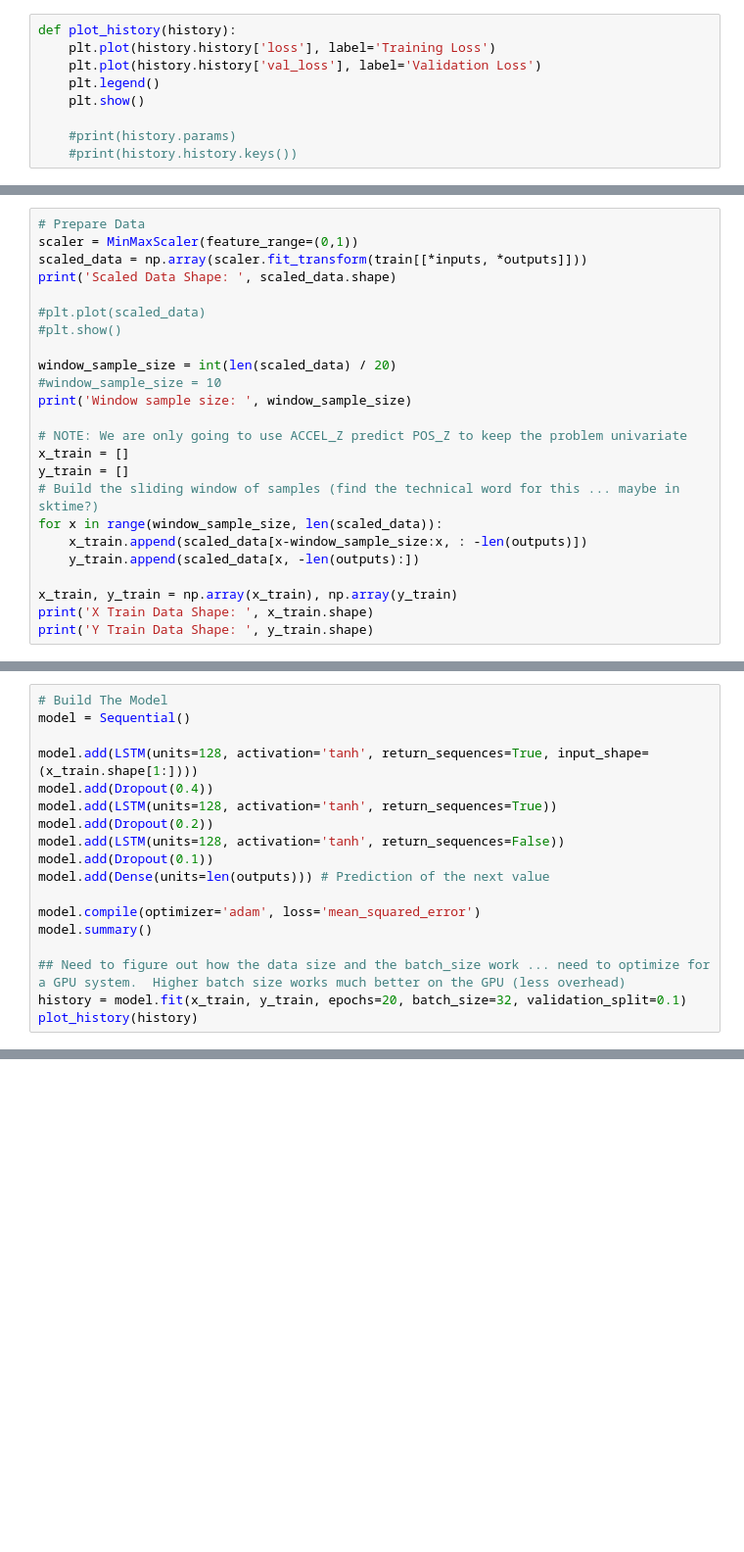
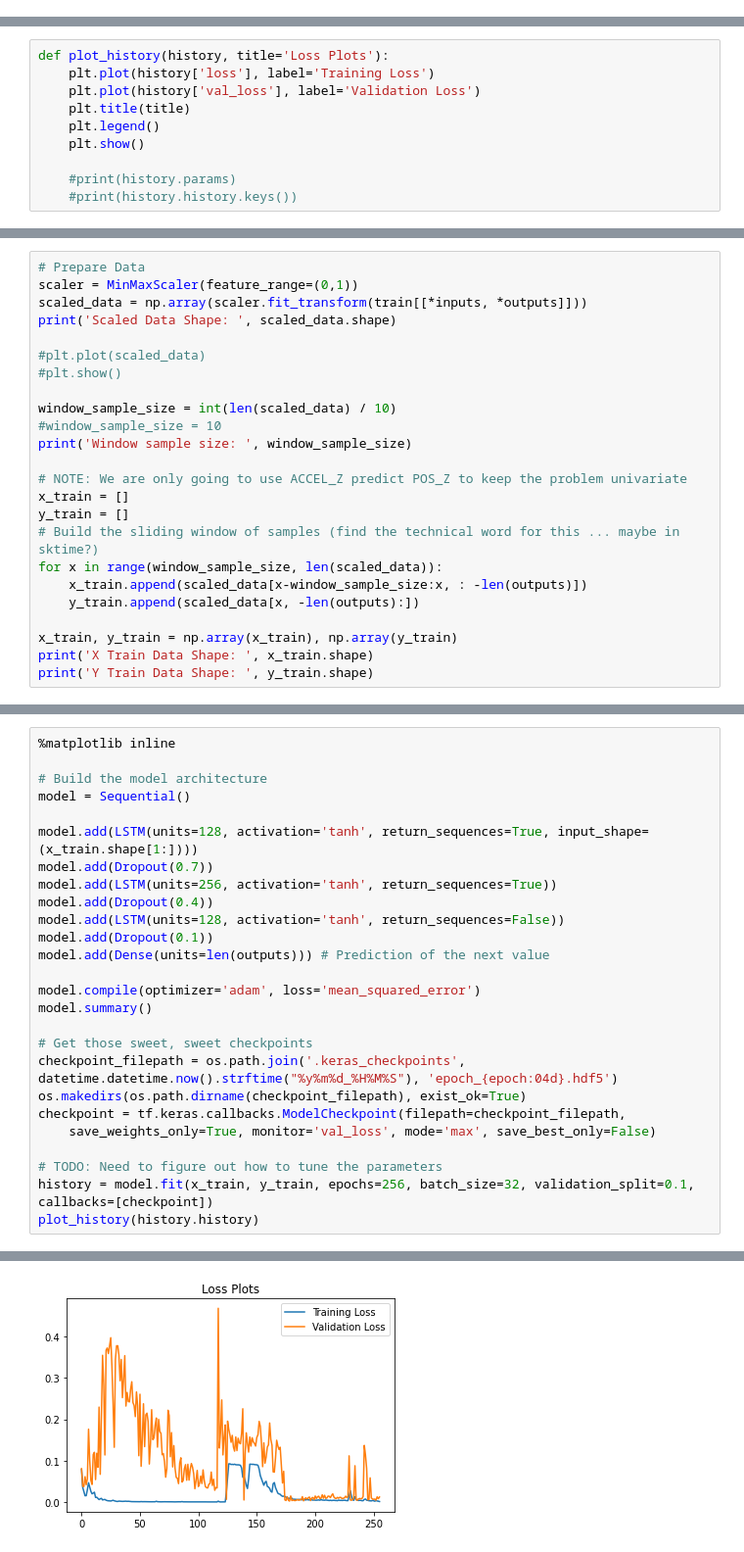
Before and after one commit to jeliser/sandbox, a Jupyter notebook: jupyter/deep_learning/uav_altitude/timeseries_deep_learning.ipynb, the cells around one changed output, grey strips where cells are left out. Shown at 98% size. Saved outputs shown, nothing was run; the diff lists cells and outputs as text; blank space fills up the shorter version.

Commit message:
Added support for logging all the epochs and attempting to find the best one ... doesn't work exactly like I wanted, but we're getting there.

```diff
--- a/jupyter/deep_learning/uav_altitude/timeseries_deep_learning.ipynb
+++ b/jupyter/deep_learning/uav_altitude/timeseries_deep_learning.ipynb
@@ -49,9 +42,0 @@ def plot_correlation(df):
-# %%
-def plot_history(history):
-    plt.plot(history.history['loss'], label='Training Loss')
-    plt.plot(history.history['val_loss'], label='Validation Loss')
-    plt.legend()
-    plt.show()
-
-    #print(history.params)
-    #print(history.history.keys())
@@ -58,3 +52,13 @@ def plot_history(history):
+# %%
+def plot_history(history, title='Loss Plots'):
+    plt.plot(history['loss'], label='Training Loss')
+    plt.plot(history['val_loss'], label='Validation Loss')
+    plt.title(title)
+    plt.legend()
+    plt.show()
+
+    #print(history.params)
+    #print(history.history.keys())
 # %%
 # Load Data
 uav = pd.read_csv('uav_flight_data.csv')
@@ -174,7 +168,7 @@ print('Scaled Data Shape: ', scaled_data.shape)
 #plt.plot(scaled_data)
 #plt.show()
 
-window_sample_size = int(len(scaled_data) / 20)
+window_sample_size = int(len(scaled_data) / 10)
 #window_sample_size = 10
 print('Window sample size: ', window_sample_size)
 
@@ -197,11 +191,13 @@ Y Train Data Shape:  (1375, 3)
 # %%
-# Build The Model
+%matplotlib inline
+
+# Build the model architecture
 model = Sequential()
 
 model.add(LSTM(units=128, activation='tanh', return_sequences=True, input_shape=(x_train.shape[1:])))
+model.add(Dropout(0.7))
+model.add(LSTM(units=256, activation='tanh', return_sequences=True))
 model.add(Dropout(0.4))
-model.add(LSTM(units=128, activation='tanh', return_sequences=True))
-model.add(Dropout(0.2))
 model.add(LSTM(units=128, activation='tanh', return_sequences=False))
 model.add(Dropout(0.1))
 model.add(Dense(units=len(outputs))) # Prediction of the next value
@@ -209,7 +205,13 @@ model.add(Dense(units=len(outputs))) # Prediction of the next value
 model.compile(optimizer='adam', loss='mean_squared_error')
 model.summary()
 
-## Need to figure out how the data size and the batch_size work ... need to optimize for a GPU system.  Higher batch size works much better on the GPU (less overhead)
-history = model.fit(x_train, y_train, epochs=20, batch_size=32, validation_split=0.1)
-plot_history(history)
+# Get those sweet, sweet checkpoints
+checkpoint_filepath = os.path.join('.keras_checkpoints', datetime.datetime.now().strftime("%y%m%d_%H%M%S"), 'epoch_{epoch:04d}.hdf5')
+os.makedirs(os.path.dirname(checkpoint_filepath), exist_ok=True)
+checkpoint = tf.keras.callbacks.ModelCheckpoint(filepath=checkpoint_filepath,
+    save_weights_only=True, monitor='val_loss', mode='max', save_best_only=False)
+
+# TODO: Need to figure out how to tune the parameters
+history = model.fit(x_train, y_train, epochs=256, batch_size=32, validation_split=0.1, callbacks=[checkpoint])
+plot_history(history.history)
 # %% [output]
@@ -232,0 +235 @@ Epoch 1/20
+[figure, added]
```
Also changed, not shown: parts of 13 cells of this notebook, 1 other file.
